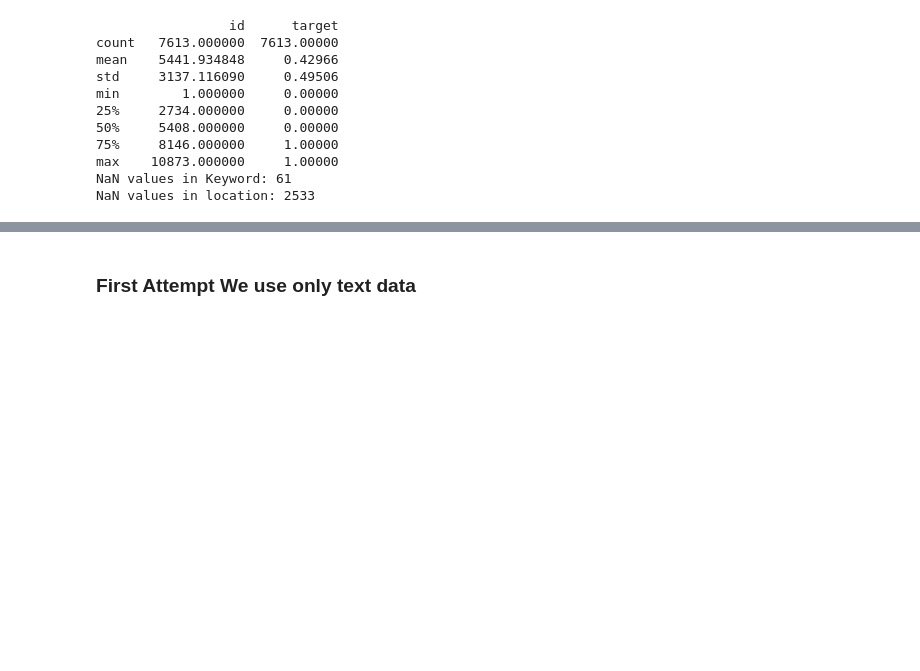
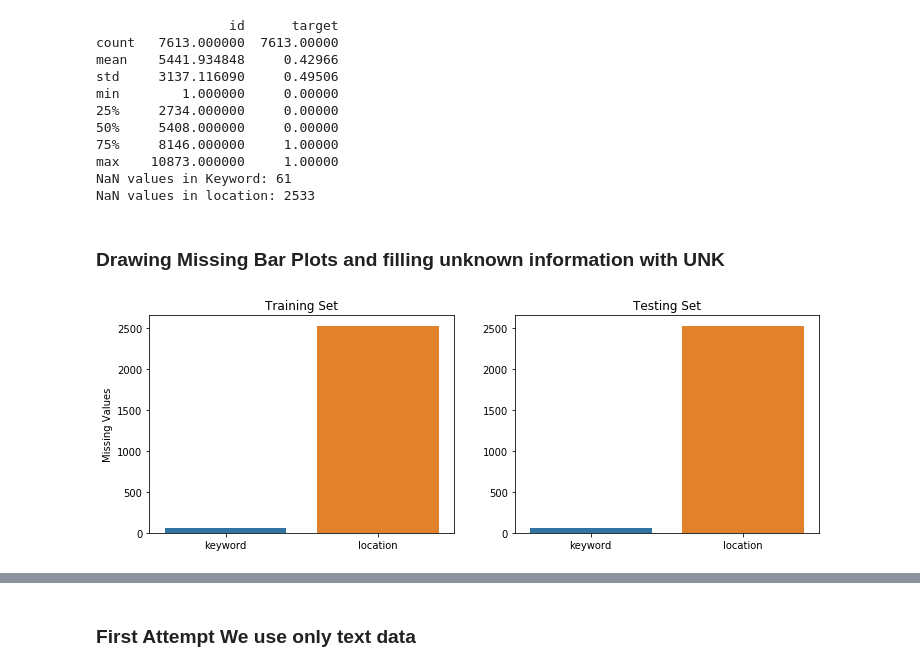
Before and after one commit to shivammehta007/NLPResearch, a Jupyter notebook: Tutorials/PyTorch_Tutorial/Text4Thesis/KaggleCompetitionTest.ipynb, the cells around one changed output, grey strips where cells are left out. Cells and saved outputs as stored; diff of their text form; code cells hidden in the pictures; blank space fills up the shorter version.

Commit message:
First Version of custom data loader

```diff
--- a/Tutorials/PyTorch_Tutorial/Text4Thesis/KaggleCompetitionTest.ipynb
+++ b/Tutorials/PyTorch_Tutorial/Text4Thesis/KaggleCompetitionTest.ipynb
@@ -93,10 +112,11 @@ device(type='cpu')
 # %% [markdown]
 # Data
 # %%
-train_file = '/kaggle/input/nlp-getting-started/train.csv'
-test_file = '/kaggle/input/nlp-getting-started/test.csv'
+train_file = '/content/train.csv'
+test_file = '/content/test.csv'
 # %%
 train_data = pd.read_csv(train_file)
+test_data = pd.read_csv(test_file)
 # %%
 train_data.head()
 # %% [output]
@@ -122,3 +144,24 @@ min        1.000000     0.00000
 max    10873.000000     1.00000
 NaN values in Keyword: 61
 NaN values in location: 2533
+# %% [markdown]
+### Drawing Missing Bar Plots and filling unknown information with UNK
+# %%
+missing_cols = ['keyword', 'location']
+
+fig, axes = plt.subplots(ncols=2, figsize=(12,4))
+
+sns.barplot(x=train_data[missing_cols].isnull().sum().index, y=train_data[missing_cols].isnull().sum().values, ax=axes[0])
+sns.barplot(x=test_data[missing_cols].isnull().sum().index, y=train_data[missing_cols].isnull().sum().values, ax=axes[1])
+
+axes[0].set_ylabel('Missing Values')
+axes[0].set_title('Training Set')
+axes[1].set_title('Testing Set')
+
+plt.show()
+
+for dataset in [test_data, train_data]:
+    for column in dataset[missing_cols]:
+        dataset[column] = dataset[column].fillna('UNK')
+# %% [output]
+[figure, added]
```
Also changed, not shown: parts of 16 cells of this notebook.
